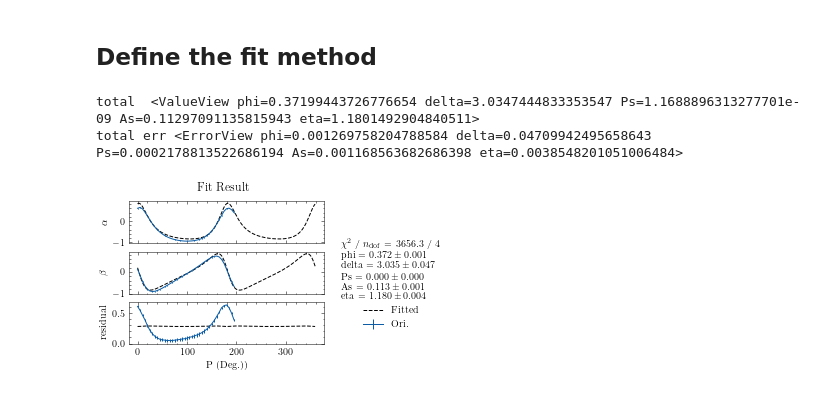
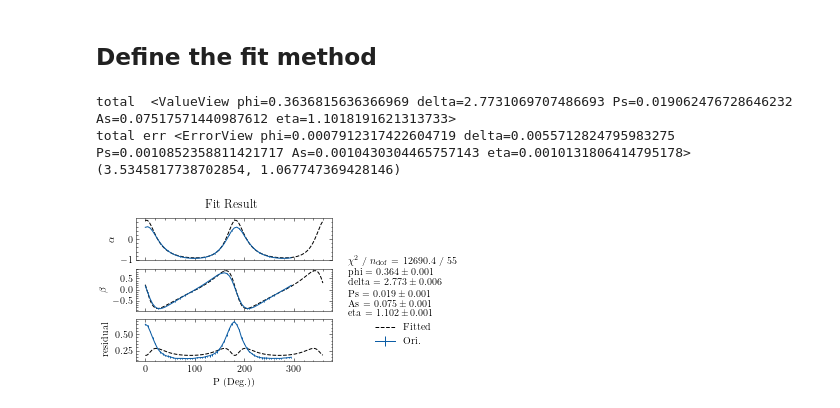
Before and after one commit to cxypnp/refractionIndexJUNO, a Jupyter notebook: fitcalibration_jinhao.ipynb, the cells around one changed output. Cells and saved outputs as stored; diff of their text form; code cells hidden in the pictures.

```diff
--- a/fitcalibration_jinhao.ipynb
+++ b/fitcalibration_jinhao.ipynb
@@ -91,9 +91,9 @@ fig.patch.set_facecolor('white')
 ## Define class and fit function
 # %%
 def calculate_index(phi,delta):
-    phi=float(phi*pi/180)
-    delta=float(delta*pi/180)
-    anglei=65/180*pi
+    # phi=float(phi*pi/180)
+    # delta=float(delta*pi/180)
+    anglei=(90-27.05)/180*pi
     rho=tan(phi)*exp(delta*1j)
     # n1=1.#for air
     n1=1
@@ -366,14 +402,14 @@ def alphaFun(P,phi,delta,Ps,As,eta):
 ## Define the fit method
 # %%
 # the remark is double
-angleP_radian=angleP_radian[:60]
-angleP=angleP[:60]
-alpha=alpha[:60]
-alpha_err=alpha_err[:60]
-beta=beta[:60]
-beta_err=beta_err[:60]
-epsilon=epsilon[:60]
-epsilon_err=epsilon_err[:60]
+# angleP_radian=angleP_radian[:60]
+# angleP=angleP[:60]
+# alpha=alpha[:60]
+# alpha_err=alpha_err[:60]
+# beta=beta[:60]
+# beta_err=beta_err[:60]
+# epsilon=epsilon[:60]
+# epsilon_err=epsilon_err[:60]
 least_squares_residual=LeastSquares(angleP_radian,epsilon,epsilon_err,residualFun)
 least_squares_beta=LeastSquares(angleP_radian,beta,beta_err,betaFun)
 least_squares_alpha=LeastSquares(angleP_radian,alpha,alpha_err,alphaFun)
@@ -436,7 +472,7 @@ epsilon_fit=residualFun(npy.array(angleP_fitRadian),*m_total.values)
 
 fig,ax=plt.subplots(3,1,sharex=True)
 fit_info = [
-    f"$\\chi^2$ / $n_\\mathrm{{dof}}$ = {m_total.fval:.1f} / {len(time_cut) - m_total.nfit}",
+    f"$\\chi^2$ / $n_\\mathrm{{dof}}$ = {m_total.fval:.1f} / {len(angleP_radian)*2 - m_total.nfit}",
     ]
 for p, v, e in zip(m_total.parameters, m_total.values, m_total.errors):
     fit_info.append(f"{p} = ${v:.3f} \\pm {e:.3f}$")
@@ -518,33 +554,35 @@ fig.savefig('cali_figure/AlphaBetaFit.png',dpi=1000)
 # # ax.plot(angleP,beta_fit,label='Fitted',linestyle="--",color='k',linewidth=1)#,color='blue)
 # ax.plot(angleP_fit,epsilon_fit,label='Fitted',linestyle="--",color='k',linewidth=1)#,color='blue)
 # # ax.set_ylabel('Ratio')
 # # ax.plot(time_cut,ratio_fit,'.',label='Ori. Vs. Fitted',markersize=1)
 # # plt.fill_between(time_cut,npy.mean(ratio_fit)+npy.std(ratio_fit),npy.mean(ratio_fit)-npy.std(ratio_fit),alpha=0.3)
 # # ax[1].fill
 # fig.legend(title="\n".join(fit_info),bbox_to_anchor=(0.95, 0.7), loc=2, borderaxespad=0)
 # fig.suptitle('Residual Fit Result')
 # # fig.suptitle('Beta Fit Result')
 # # ax[0].legend(title="\n".join(fit_info))
 # # ax[0].legend()
 # # ax[1].legend()
 # fig.patch.set_facecolor('white')
 # fig.savefig('cali_figure/ResidualFit.png',dpi=1000)
 
 # print(m_residual.params)
 # print(m_beta.params)
 # print(m_alpha.params)
 # plt.close()
 # print("beta "+str(calculate_index(m_beta.values[0],m_beta.values[1])))
 # print("alpha "+str(calculate_index(m_alpha.values[0],m_alpha.values[1])))
 # print("residual "+str(calculate_index(m_residual.values[0],m_residual.values[1])))
 # print(angleP)
 # print("beta ",m_beta.values)
 # print("alpha ",m_alpha.values)
 # print("residual ",m_residual.values)
 print("total ",m_total.values)
 print("total err",m_total.errors)
+print(calculate_index(phi=m_total.values[0],delta=m_total.values[1]))
 # print("Ps,As,tanPhi,cosDelta,eta",m_total.values[2]/180*pi,m_total.values[3]/180*pi,tan(m_total.values[0]/180*pi),cos(m_total.values[1]/180*pi),m_total.values[4])
 # %% [output]
-total  <ValueView phi=0.37199443726776654 delta=3.0347444833353547 Ps=1.1688896313277701e-09 As=0.11297091135815943 eta=1.1801492904840511>
-total err <ErrorView phi=0.001269758204788584 delta=0.04709942495658643 Ps=0.0002178813522686194 As=0.001168563682686398 eta=0.0038548201051006484>
+total  <ValueView phi=0.3636815636366969 delta=2.7731069707486693 Ps=0.019062476728646232 As=0.07517571440987612 eta=1.1018191621313733>
+total err <ErrorView phi=0.0007912317422604719 delta=0.0055712824795983275 Ps=0.0010852358811421717 As=0.0010430304465757143 eta=0.0010131806414795178>
+(3.5345817738702854, 1.067747369428146)
-[figure, old version]
+[figure, new version]
```
Also changed, not shown: parts of 2 cells of this notebook.
